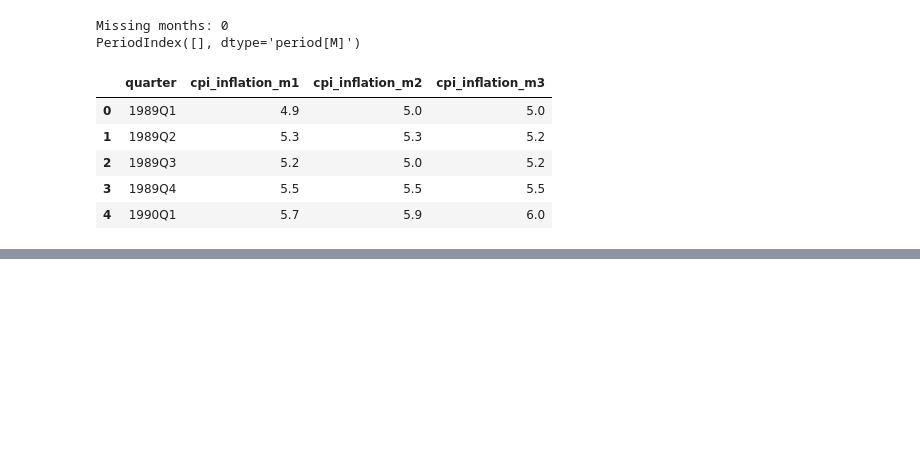
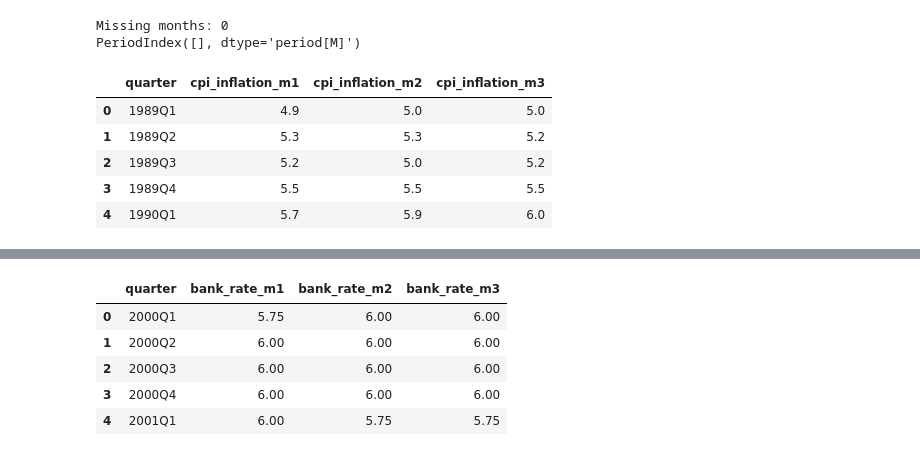
Before and after one commit to ivanredkovets/uk-gdp-nowcasting, a Jupyter notebook: notebooks/02_data_preparation.ipynb, the cells around one changed output, grey strips where cells are left out. Cells and saved outputs as stored; diff of their text form; code cells hidden in the pictures; blank space fills up the shorter version.

```diff
--- a/notebooks/02_data_preparation.ipynb
+++ b/notebooks/02_data_preparation.ipynb
@@ -1220,0 +1290,4 @@ cpi_quarterly.to_csv(
+# %%
+bank_rate_clean = bank_rate_clean.sort_values("date").reset_index(drop=True)
+
+bank_rate_clean.head()
@@ -1220,0 +1310,4 @@ cpi_quarterly.to_csv(
+# %%
+bank_rate_clean["month"] = bank_rate_clean["date"].dt.to_period("M")
+
+bank_rate_clean.head()
@@ -1220,0 +1321,8 @@ cpi_quarterly.to_csv(
+# %%
+bank_rate_monthly = (
+    bank_rate_clean
+    .groupby("month", as_index=False)
+    .last()
+)
+
+bank_rate_monthly.head()
@@ -1220,0 +1352,6 @@ cpi_quarterly.to_csv(
+# %%
+bank_rate_monthly = bank_rate_monthly[
+    ["month", "bank_rate"]
+].copy()
+
+bank_rate_monthly.head()
@@ -1220,0 +1365,15 @@ cpi_quarterly.to_csv(
+# %%
+bank_rate_quarterly = monthly_to_quarterly_m123(
+    bank_rate_monthly,
+    value_col="bank_rate",
+    prefix="bank_rate"
+)
+
+bank_rate_quarterly.head()
+# %% [output]
+|  | quarter | bank_rate_m1 | bank_rate_m2 | bank_rate_m3 |
+| 0 | 2000Q1 | 5.75 | 6.00 | 6.00 |
+| 1 | 2000Q2 | 6.00 | 6.00 | 6.00 |
+| 2 | 2000Q3 | 6.00 | 6.00 | 6.00 |
+| 3 | 2000Q4 | 6.00 | 6.00 | 6.00 |
+| 4 | 2001Q1 | 6.00 | 5.75 | 5.75 |
```
Also changed, not shown: parts of 38 cells of this notebook, 3 other files.
